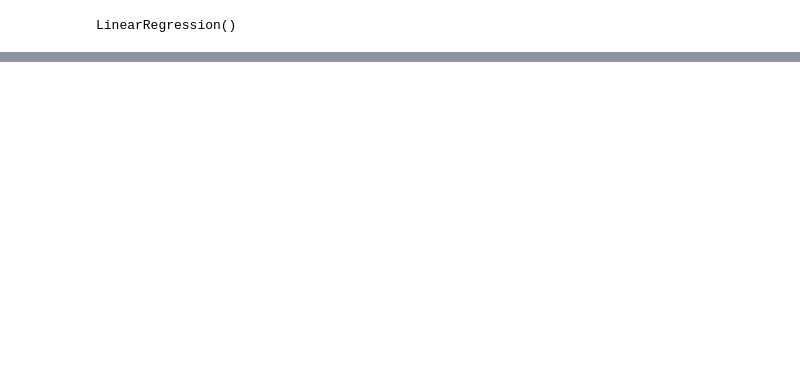
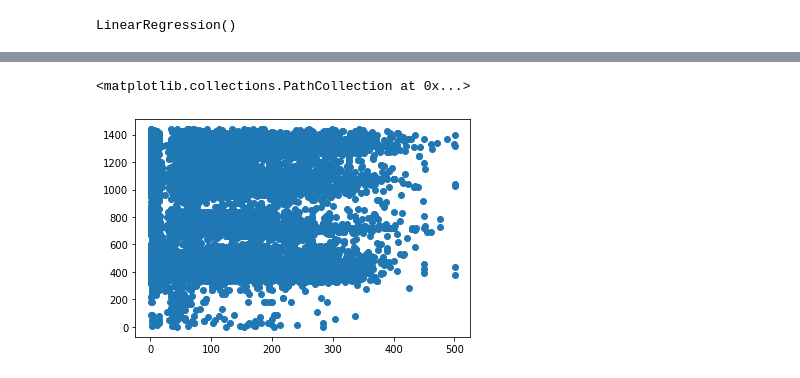
Before and after one commit to elisakaisa/blood_glucose_ML, a Jupyter notebook: project1.ipynb, the cells around one changed output, grey strips where cells are left out. Drawn from its saved outputs; the diff is of its cells as text; code cells hidden in the pictures; blank space fills up the shorter version.

```diff
--- a/project1.ipynb
+++ b/project1.ipynb
@@ -268,0 +268,5 @@ ValueError: continuous is not supported
+# %%
+plt.scatter(data['value'], data['time'])
+# %% [output]
+<matplotlib.collections.PathCollection at 0x...>
+[figure, added]
```
Also changed, not shown: parts of 21 cells of this notebook.
